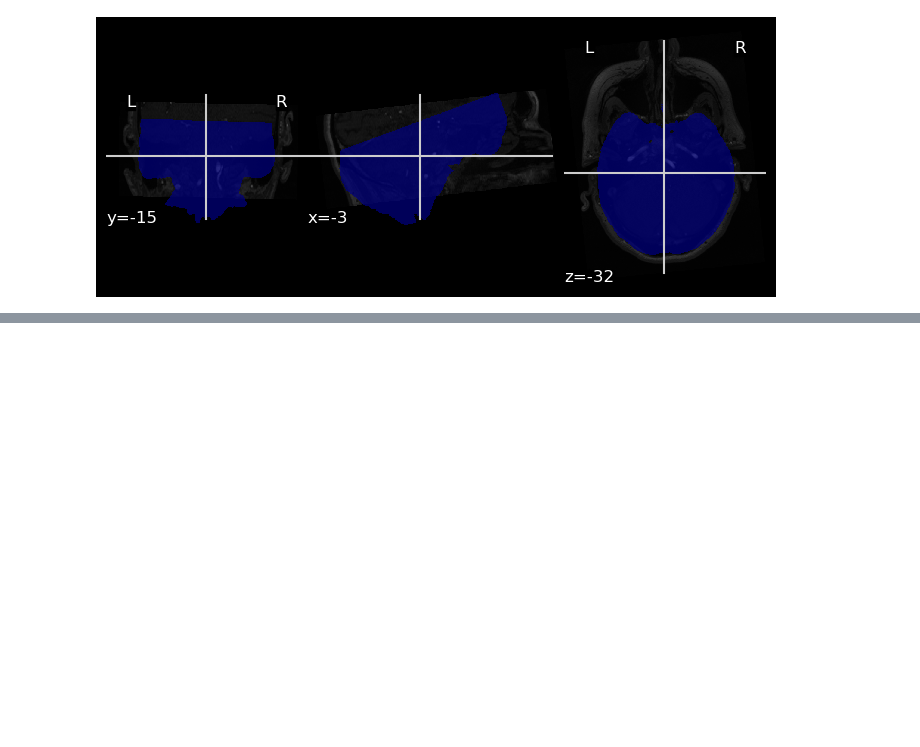
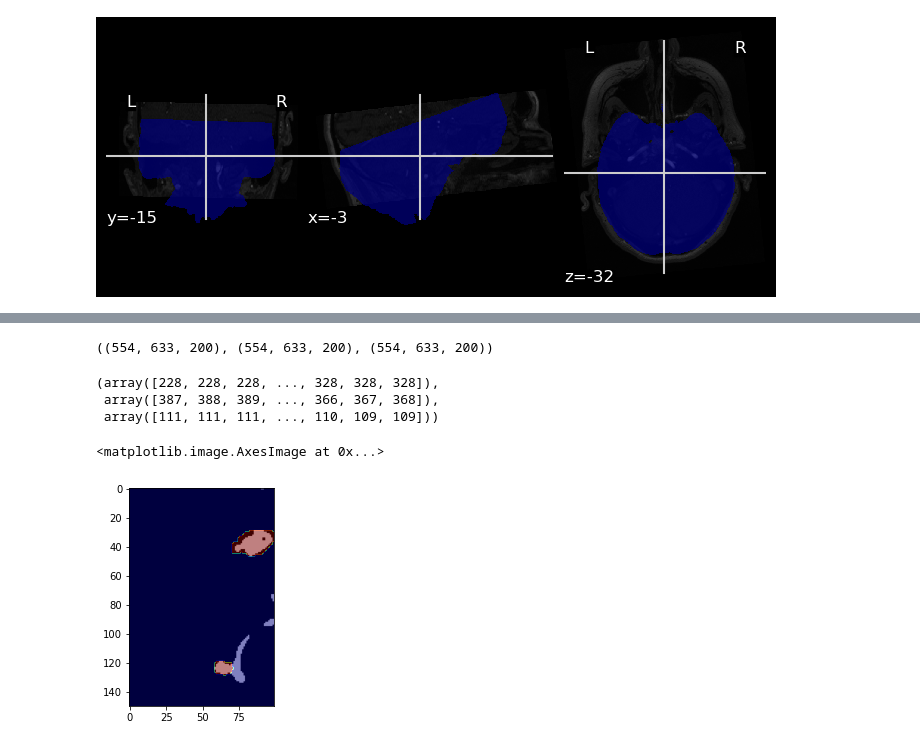
Before and after one commit to larshaupt/AneurysmSegmentation, a Jupyter notebook: preprocessing/data_preprocessing.ipynb, the cells around one changed output, grey strips where cells are left out. Saved outputs shown, nothing was run; the diff lists cells and outputs as text; code cells hidden in the pictures; blank space fills up the shorter version.

```diff
--- a/preprocessing/data_preprocessing.ipynb
+++ b/preprocessing/data_preprocessing.ipynb
@@ -1338,0 +1456,10 @@ plot_roi(os.path.join(path, "Segmentation_6.nii"), "/usr/bmicnas01/data-biwi-01/
+# %%
+img_path = '/usr/bmicnas01/data-biwi-01/bmicdatasets/Processed/USZ_BrainArtery/USZ_BrainArtery_bias/data/10731286-ICA-links-NEW_x.h5'
+target_path = '/usr/bmicnas01/data-biwi-01/bmicdatasets/Processed/USZ_BrainArtery/USZ_BrainArtery_bias/data/10731286-ICA-links-NEW_y.h5'
+mask_path = '/usr/bmicnas01/data-biwi-01/bmicdatasets/Processed/USZ_BrainArtery/USZ_BrainArtery_bias/data/10731286-ICA-links-NEW_mask.h5'
+# %%
+img, target, mask = read_h5(img_path), read_h5(target_path), read_h5(mask_path)
+# %%
+img.shape, target.shape, mask.shape
+# %% [output]
+((554, 633, 200), (554, 633, 200), (554, 633, 200))
@@ -1338,0 +1471,13 @@ plot_roi(os.path.join(path, "Segmentation_6.nii"), "/usr/bmicnas01/data-biwi-01/
+# %%
+np.where(target == 4)
+# %% [output]
+(array([228, 228, 228, ..., 328, 328, 328]),
+ array([387, 388, 389, ..., 366, 367, 368]),
+ array([111, 111, 111, ..., 110, 109, 109]))
+# %%
+index = 110
+plt.imshow(img[200:350,300:400,index]> 400, cmap='gray')
+plt.imshow(target[200:350,300:400,index]==4, alpha=0.5, cmap='jet')
+# %% [output]
+<matplotlib.image.AxesImage at 0x...>
+[figure, added]
```
Also changed, not shown: parts of 32 cells of this notebook, 17 other files.
